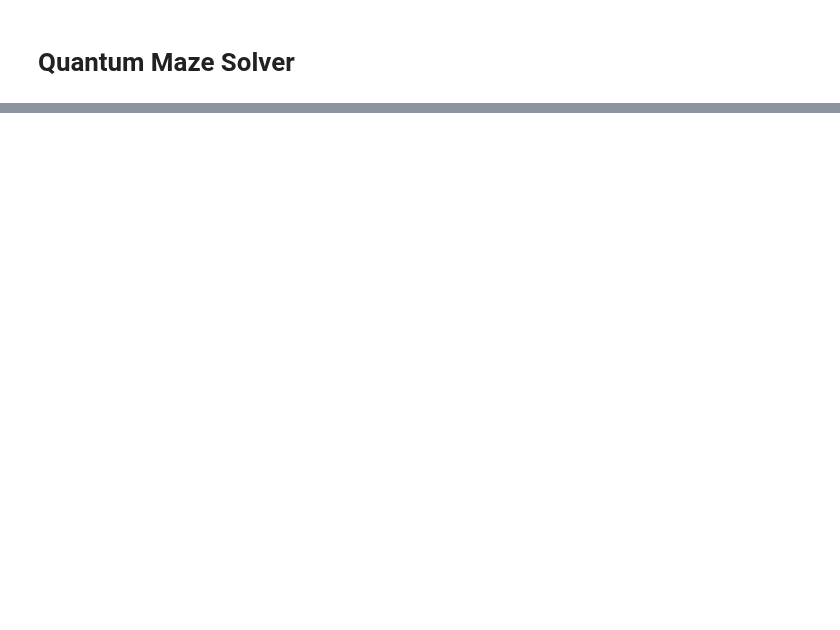
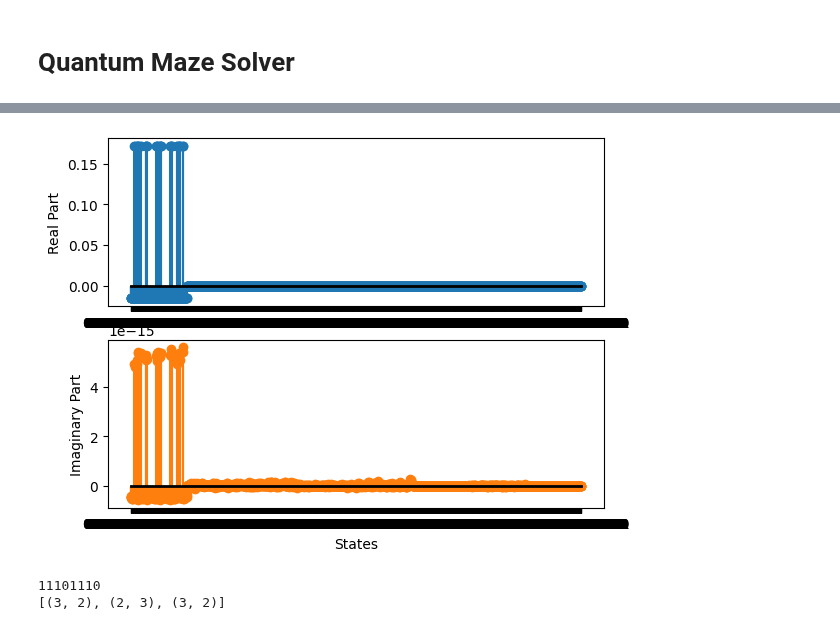
Before and after one commit to 1ngVG-QCCE/QuantumMazeSolver, a Jupyter notebook: maze-solver.ipynb, the cells around one changed output, grey strips where cells are left out. Saved outputs shown, nothing was run; the diff lists cells and outputs as text; code cells hidden in the pictures; blank space fills up the shorter version.

Commit message:
add some tests in mazeSolver

```diff
--- a/maze-solver.ipynb
+++ b/maze-solver.ipynb
@@ -17,7 +17,7 @@ class Maze:
         self.num_nodes = num_nodes
         self.edges = edges
         self.directed = directed
-        self.max_path_length = num_nodes
+        self.max_path_length = num_nodes - 1
 
 class QuantumMazeCircuit(Maze, QuantumCircuit):
     def __init__(self, from_maze: Maze):
@@ -26,7 +26,7 @@ class QuantumMazeCircuit(Maze, QuantumCircuit):
         self.total_size = self.num_qubit_in_path + from_maze.max_path_length
 
         Maze.__init__(self, from_maze.num_nodes, from_maze.edges, from_maze.directed)
-        QuantumCircuit.__init__(self, self.total_size)
+        QuantumCircuit.__init__(self, self.total_size, self.num_qubit_in_path)
 
 class QuantumMazeSolver:
     def generate_circuit(self, maze: Maze) -> QuantumMazeCircuit:
@@ -52,11 +52,12 @@ class QuantumMazeSolver:
 
         return circ
 
-    def __result_to_path(result: str, path_length: int, node_size: int) -> Path:
+    def __result_to_path(self, result: str, path_length: int, node_size: int) -> Path:
         path = []
         for i in range(path_length):
-            n1 = int(result[i : i+node_size], 2)
-            n2 = int(result[i+node_size : i+ 2*node_size], 2)
+            offset = i*node_size
+            n1 = int(result[offset : offset+node_size], 2)
+            n2 = int(result[offset+node_size : offset+ 2*node_size], 2)
             path.append((n1, n2))
         return path
 
@@ -76,0 +80,13 @@ class QuantumMazeSolver:
+# %%
+edges = [
+    (0, 1),
+    (0, 2),
+    (1, 3),
+    (2, 3),
+    (3, 3) # self-cycle, for termination
+]
+maze = Maze(4, edges)
+solver = QuantumMazeSolver()
+# %%
+qc = solver.generate_circuit(maze)
+qc.draw('mpl')
@@ -76,0 +95,19 @@ class QuantumMazeSolver:
+# %%
+import os
+import sys
+sys.path.insert(0, os.path.abspath('utils'))
+from qiskit.quantum_info import Statevector
+sys.path.insert(1, '../')
+from utils import Helpers as hp
+
+
+s = Statevector.from_label('00000000000')
+hp.plot_statevector(s.evolve(qc), '')
+# %% [output]
+[figure, added]
+# %%
+result = solver.solve(maze)
+print(result)
+# %% [output]
+11101110
+[(3, 2), (2, 3), (3, 2)]
```
Also changed, not shown: parts of 2 cells of this notebook.
